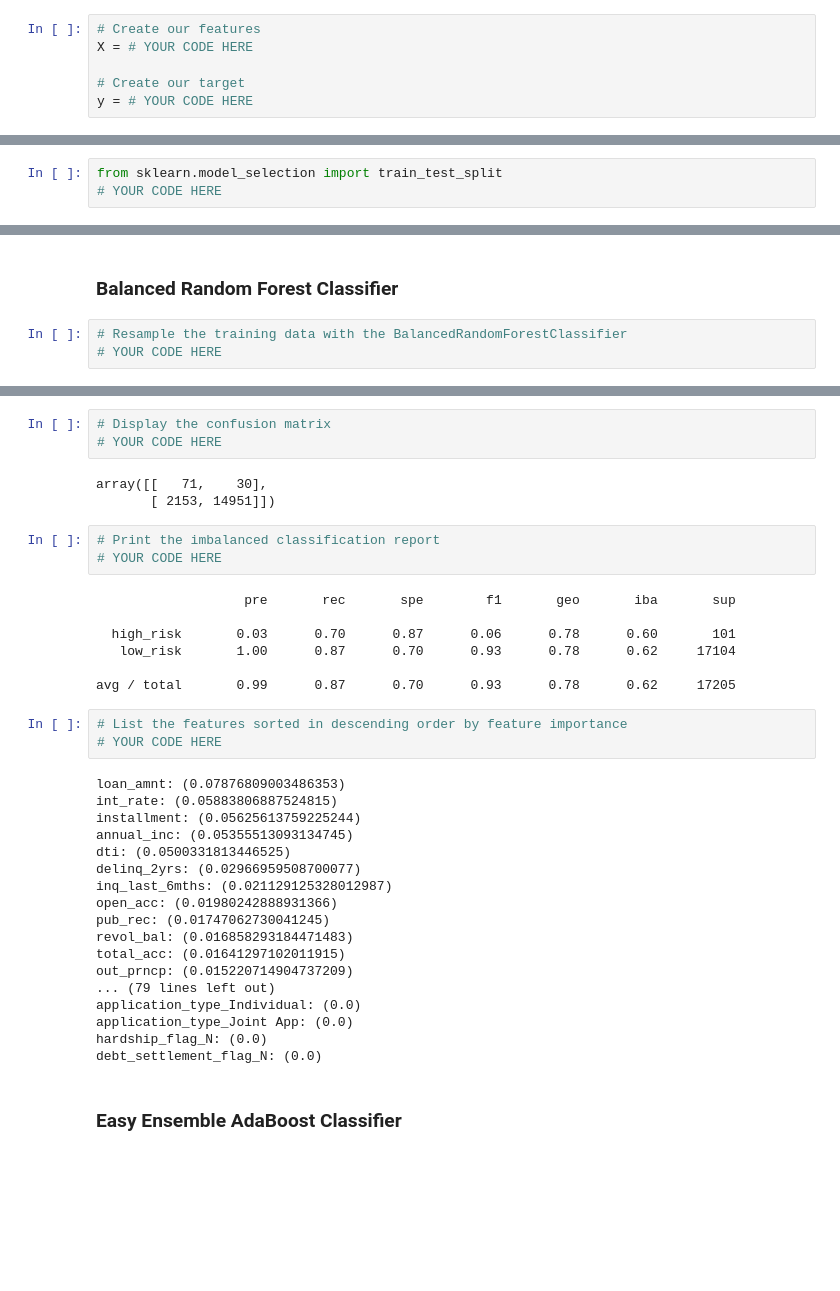
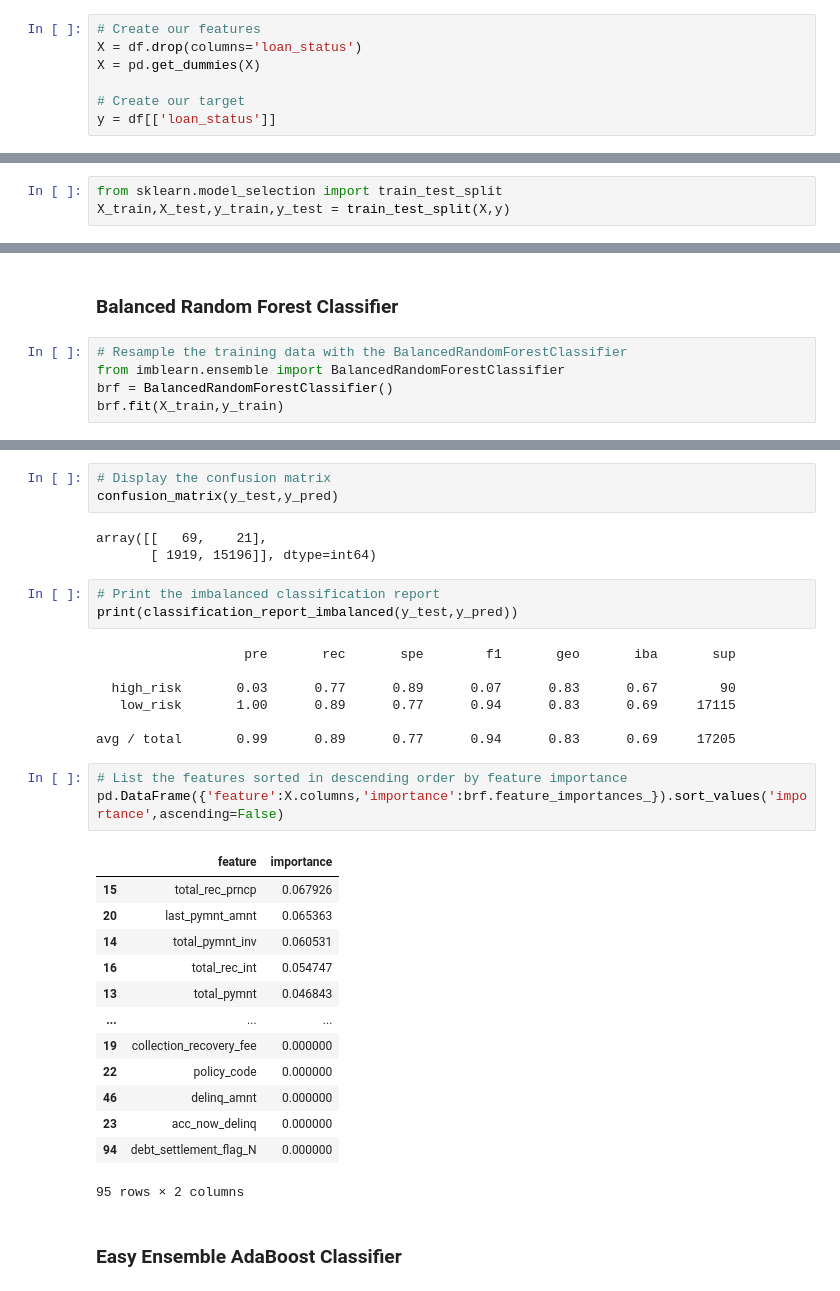
Before and after one commit to rollandessx/Credit_Risk_Analysis, a Jupyter notebook: credit_risk_ensemble.ipynb, the cells around one changed output, grey strips where cells are left out. Drawn from its saved outputs; the diff is of its cells as text; blank space fills up the shorter version.

```diff
--- a/credit_risk_ensemble_starter_code.ipynb
+++ b/credit_risk_ensemble.ipynb
@@ -84,10 +84,11 @@ df.head()
 # Split the Data into Training and Testing
 # %%
 # Create our features
-X = # YOUR CODE HERE
+X = df.drop(columns='loan_status')
+X = pd.get_dummies(X)
 
 # Create our target
-y = # YOUR CODE HERE
+y = df[['loan_status']]
 # %%
 X.describe()
 # %% [output]
@@ -110,7 +111,7 @@ high_risk      347
 Name: loan_status, dtype: int64
 # %%
 from sklearn.model_selection import train_test_split
-# YOUR CODE HERE
+X_train,X_test,y_train,y_test = train_test_split(X,y)
 # %% [markdown]
 # Ensemble Learners
 
@@ -127,5 +128,7 @@ Note: Use a random state of 1 for each algorithm to ensure consistency between t
 ### Balanced Random Forest Classifier
 # %%
 # Resample the training data with the BalancedRandomForestClassifier
-# YOUR CODE HERE
+from imblearn.ensemble import BalancedRandomForestClassifier
+brf = BalancedRandomForestClassifier()
+brf.fit(X_train,y_train)
 # %% [output]
@@ -138,39 +149,35 @@ BalancedRandomForestClassifier(random_state=1)
 # %%
 # Display the confusion matrix
-# YOUR CODE HERE
+confusion_matrix(y_test,y_pred)
 # %% [output]
-array([[   71,    30],
-       [ 2153, 14951]])
+array([[   69,    21],
+       [ 1919, 15196]], dtype=int64)
 # %%
 # Print the imbalanced classification report
-# YOUR CODE HERE
+print(classification_report_imbalanced(y_test,y_pred))
 # %% [output]
                    pre       rec       spe        f1       geo       iba       sup
 
-  high_risk       0.03      0.70      0.87      0.06      0.78      0.60       101
-   low_risk       1.00      0.87      0.70      0.93      0.78      0.62     17104
+  high_risk       0.03      0.77      0.89      0.07      0.83      0.67        90
+   low_risk       1.00      0.89      0.77      0.94      0.83      0.69     17115
 
-avg / total       0.99      0.87      0.70      0.93      0.78      0.62     17205
+avg / total       0.99      0.89      0.77      0.94      0.83      0.69     17205
 # %%
 # List the features sorted in descending order by feature importance
-# YOUR CODE HERE
+pd.DataFrame({'feature':X.columns,'importance':brf.feature_importances_}).sort_values('importance',ascending=False)
 # %% [output]
+|  | feature | importance |
+| 15 | total_rec_prncp | 0.067926 |
+| 20 | last_pymnt_amnt | 0.065363 |
+| 14 | total_pymnt_inv | 0.060531 |
+| 16 | total_rec_int | 0.054747 |
+| 13 | total_pymnt | 0.046843 |
+| ... | ... | ... |
+| 19 | collection_recovery_fee | 0.000000 |
+| 22 | policy_code | 0.000000 |
+| 46 | delinq_amnt | 0.000000 |
+| 23 | acc_now_delinq | 0.000000 |
+| 94 | debt_settlement_flag_N | 0.000000 |
-loan_amnt: (0.07876809003486353)
-int_rate: (0.05883806887524815)
-installment: (0.05625613759225244)
-annual_inc: (0.05355513093134745)
-dti: (0.0500331813446525)
-delinq_2yrs: (0.02966959508700077)
-inq_last_6mths: (0.021129125328012987)
-open_acc: (0.01980242888931366)
-pub_rec: (0.01747062730041245)
-revol_bal: (0.016858293184471483)
-total_acc: (0.01641297102011915)
-out_prncp: (0.015220714904737209)
-... (79 lines left out)
-application_type_Individual: (0.0)
-application_type_Joint App: (0.0)
-hardship_flag_N: (0.0)
-debt_settlement_flag_N: (0.0)
+95 rows × 2 columns
 # %% [markdown]
 ### Easy Ensemble AdaBoost Classifier
```
Also changed, not shown: parts of 9 cells of this notebook, 1 other file.
